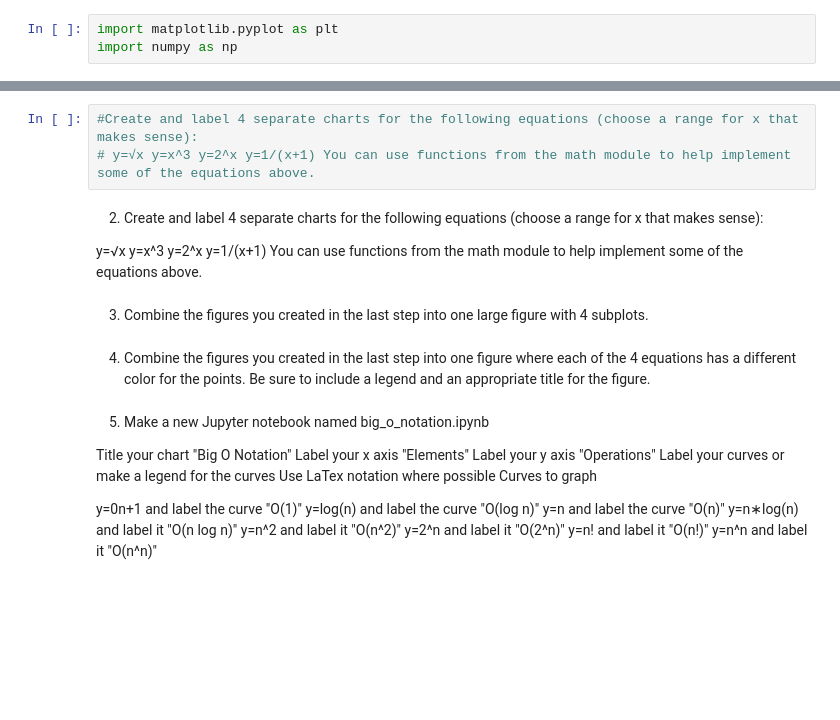
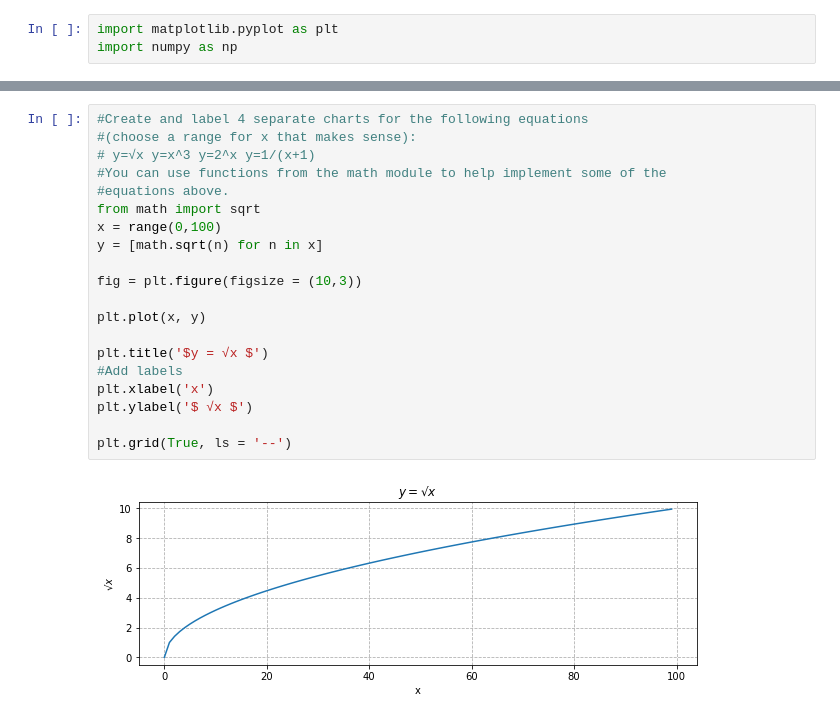
Before and after one commit to mariamnaqvi/numpy-pandas-visualization-exercises, a Jupyter notebook: matplotlib_exercises.ipynb, the cells around one changed output, grey strips where cells are left out. Saved outputs shown, nothing was run; the diff lists cells and outputs as text; blank space fills up the shorter version.

```diff
--- a/matplotlib_exercises.ipynb
+++ b/matplotlib_exercises.ipynb
@@ -26,34 +27,22 @@ plt.show()
 # %%
-#Create and label 4 separate charts for the following equations (choose a range for x that makes sense):
-# y=√x y=x^3 y=2^x y=1/(x+1) You can use functions from the math module to help implement some of the equations above.
+#Create and label 4 separate charts for the following equations
+#(choose a range for x that makes sense):
+# y=√x y=x^3 y=2^x y=1/(x+1)
+#You can use functions from the math module to help implement some of the
+#equations above.
+from math import sqrt
+x = range(0,100)
+y = [math.sqrt(n) for n in x]
+
+fig = plt.figure(figsize = (10,3))
+
+plt.plot(x, y)
+
+plt.title('$y = √x $')
+#Add labels
+plt.xlabel('x')
+plt.ylabel('$ √x $')
+
+plt.grid(True, ls = '--')
+# %% [output]
+[figure, added]
-# %% [markdown]
-2. Create and label 4 separate charts for the following equations (choose a range for x that makes sense):
-
-y=√x
-y=x^3
-y=2^x
-y=1/(x+1)
-You can use functions from the math module to help implement some of the equations above.
-# %% [markdown]
-3. Combine the figures you created in the last step into one large figure with 4 subplots.
-# %% [markdown]
-4. Combine the figures you created in the last step into one figure where each of the 4 equations has a different color for the points. Be sure to include a legend and an appropriate title for the figure.
-# %% [markdown]
-5. Make a new Jupyter notebook named big_o_notation.ipynb
-
-Title your chart "Big O Notation"
-Label your x axis "Elements"
-Label your y axis "Operations"
-Label your curves or make a legend for the curves
-Use LaTex notation where possible
-Curves to graph
-
-y=0n+1
- and label the curve "O(1)"
-y=log(n) and label the curve "O(log n)"
-y=n and label the curve "O(n)"
-y=n∗log(n) and label it "O(n log n)"
-y=n^2 and label it "O(n^2)"
-y=2^n and label it "O(2^n)"
-y=n! and label it "O(n!)"
-y=n^n and label it "O(n^n)"
```
Also changed, not shown: parts of 6 cells of this notebook.
